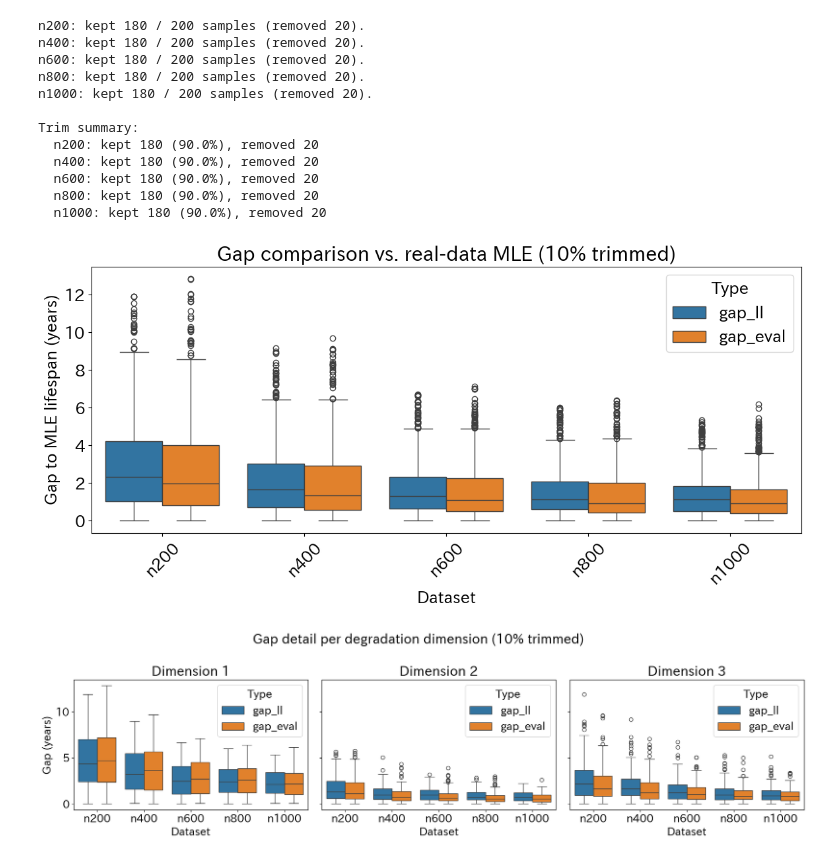
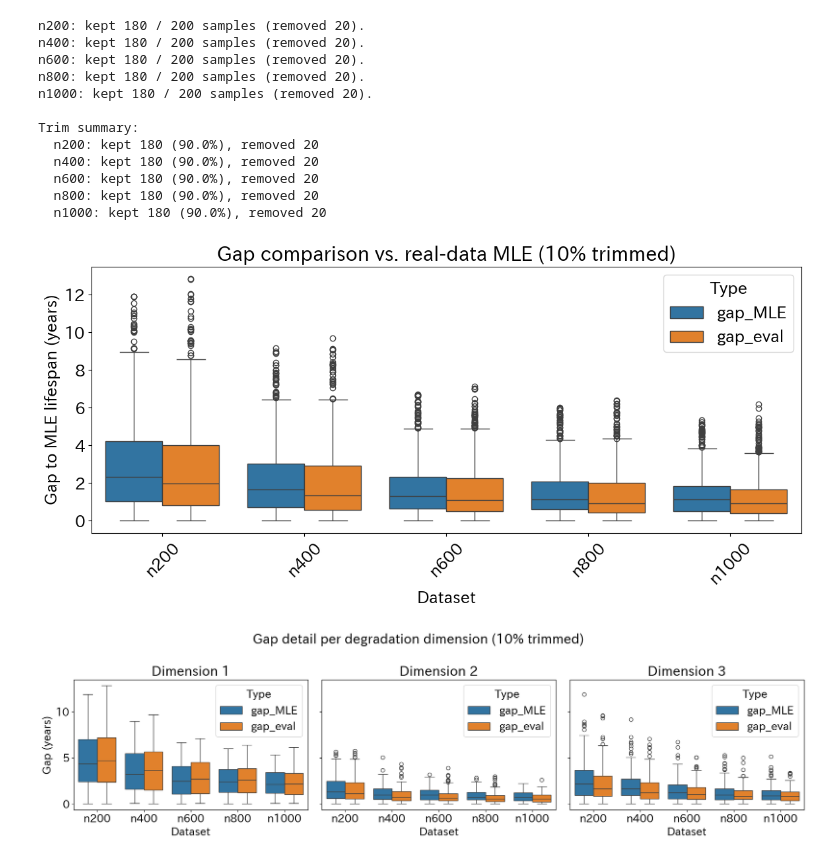
Before and after one commit to natsuki0720/CTMCxDeepSets, a Jupyter notebook: notebooks/real_data_gap_analysis.ipynb, the cells around one changed output. Saved outputs shown, nothing was run; the diff lists cells and outputs as text; code cells hidden in the pictures.

```diff
--- a/notebooks/real_data_gap_analysis.ipynb
+++ b/notebooks/real_data_gap_analysis.ipynb
@@ -373,7 +373,7 @@ for label in ordered_labels:
     if ll_vals is None or eval_vals is None:
         continue
     for value in ll_vals.ravel():
-        plot_rows.append({"Dataset": label, "Type": "gap_ll", "Value": value})
+        plot_rows.append({"Dataset": label, "Type": "gap_MLE", "Value": value})
     for value in eval_vals.ravel():
         plot_rows.append({"Dataset": label, "Type": "gap_eval", "Value": value})
 
@@ -389,42 +389,42 @@ if plot_rows:
 else:
     print("No gap data available for visualization.")
 # %% [output]
-[figure, old version]
+[figure, new version]
 # %%
 
 dim_rows = []
 for label in ordered_labels:
     ll_vals = clean_gap_ll_dict.get(label)
     eval_vals = clean_gap_eval_dict.get(label)
     if ll_vals is None or eval_vals is None:
         continue
     for vec in ll_vals:
         for dim_idx, value in enumerate(vec):
-            dim_rows.append({"Dataset": label, "Type": "gap_ll", "Dim": dim_idx, "Value": value})
+            dim_rows.append({"Dataset": label, "Type": "gap_MLE", "Dim": dim_idx, "Value": value})
     for vec in eval_vals:
         for dim_idx, value in enumerate(vec):
             dim_rows.append({"Dataset": label, "Type": "gap_eval", "Dim": dim_idx, "Value": value})
 
 if dim_rows:
     dim_df = pd.DataFrame(dim_rows)
     fig, axes = plt.subplots(1, 3, figsize=(18, 5), sharey=True)
     for dim_idx in range(3):
         ax_df = dim_df[dim_df["Dim"] == dim_idx]
         if ax_df.empty:
             axes[dim_idx].axis("off")
             axes[dim_idx].set_title(f"Dimension {dim_idx + 1}")
             continue
         sns.boxplot(data=ax_df, x="Dataset", y="Value", hue="Type", ax=axes[dim_idx])
         axes[dim_idx].set_title(f"Dimension {dim_idx + 1}")
         axes[dim_idx].set_xlabel("Dataset")
         axes[dim_idx].set_ylabel("Gap (years)")
     plt.suptitle(f"Gap detail per degradation dimension ({100 - OUTLIER_PERCENTILE}% trimmed)")
     plt.tight_layout()
     plt.show()
 else:
     print("No per-dimension gap data to plot.")
 # %% [output]
-[figure, old version]
+[figure, new version]
 # %%
 
 summary_rows = []
```
Also changed, not shown: parts of 1 cell of this notebook.
